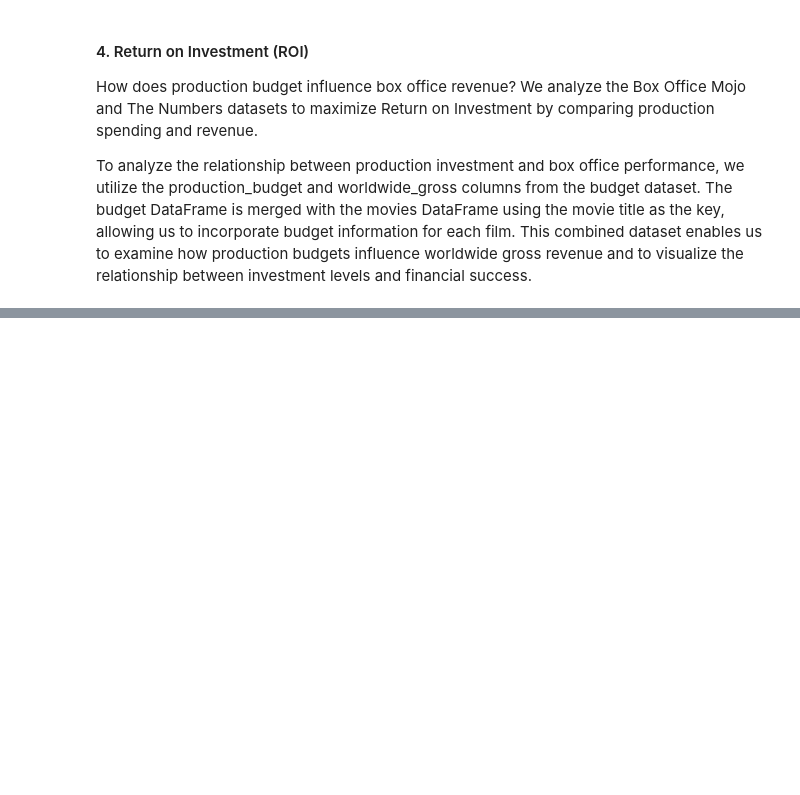
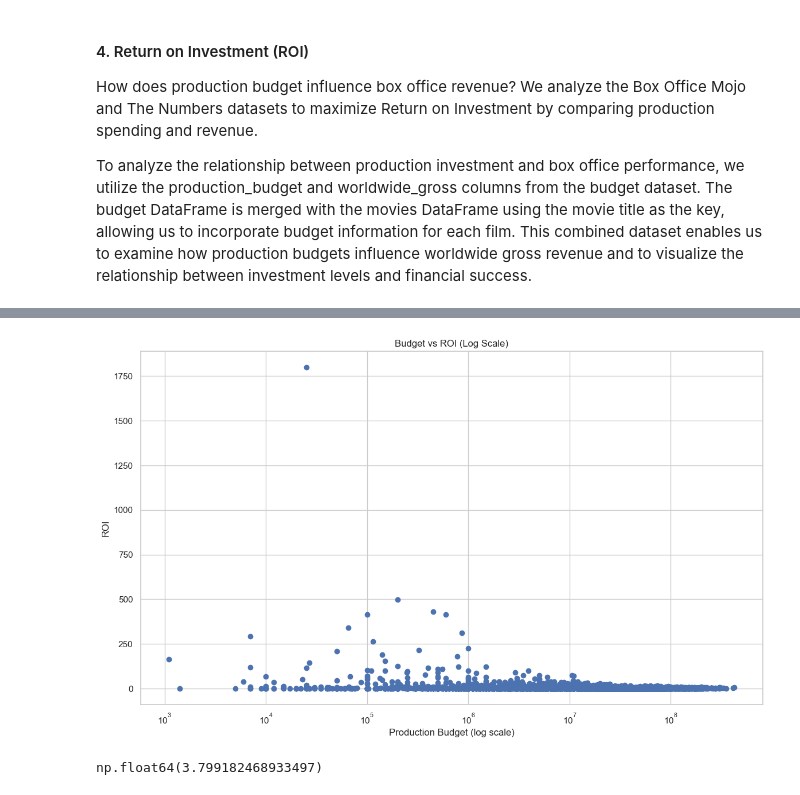
Before and after one commit to Esther-Margaret-Mwangi/Movie-studio-eda-analysis, a Jupyter notebook: movie.ipynb, the cells around one changed output, grey strips where cells are left out. Cells and saved outputs as stored; diff of their text form; code cells hidden in the pictures; blank space fills up the shorter version.

Commit message:
More of Exploratory Data analysis

```diff
--- a/movie.ipynb
+++ b/movie.ipynb
@@ -532,0 +526,4 @@ plt.show()
+# %%
+# Calculate ROI and add it as a new column in the DataFrame
+movies_clean['ROI'] = (movies_clean['worldwide_gross_y'] - movies_clean['production_budget_y']) / movies_clean['production_budget_y']
+movies_clean.head()
@@ -532,0 +547,25 @@ plt.show()
+# %%
+plt.figure(figsize= (14, 8))
+
+plt.scatter(
+    movies_clean['production_budget_y'],
+    movies_clean['ROI']
+)
+
+plt.xscale('log')
+
+plt.xlabel('Production Budget (log scale)')
+plt.ylabel('ROI')
+plt.title('Budget vs ROI (Log Scale)')
+
+plt.show()
+# %% [output]
+[figure, added]
+# %%
+# Top profitable movies
+movies_clean.sort_values(by='ROI', ascending=False).head(10)
+
+# Average ROI
+movies_clean['ROI'].mean()
+# %% [output]
+np.float64(3.799182468933497)
```
Also changed, not shown: parts of 8 cells of this notebook.
